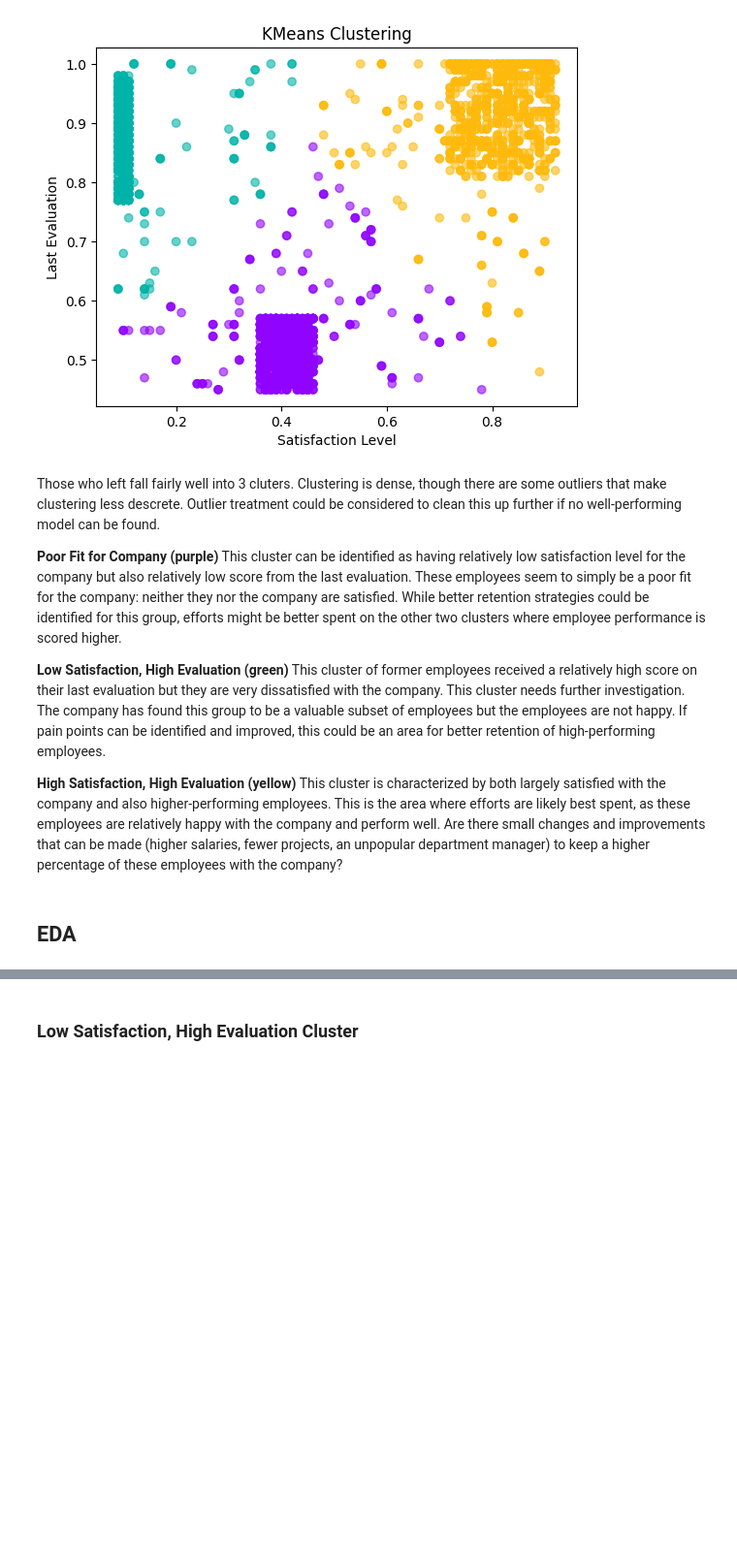
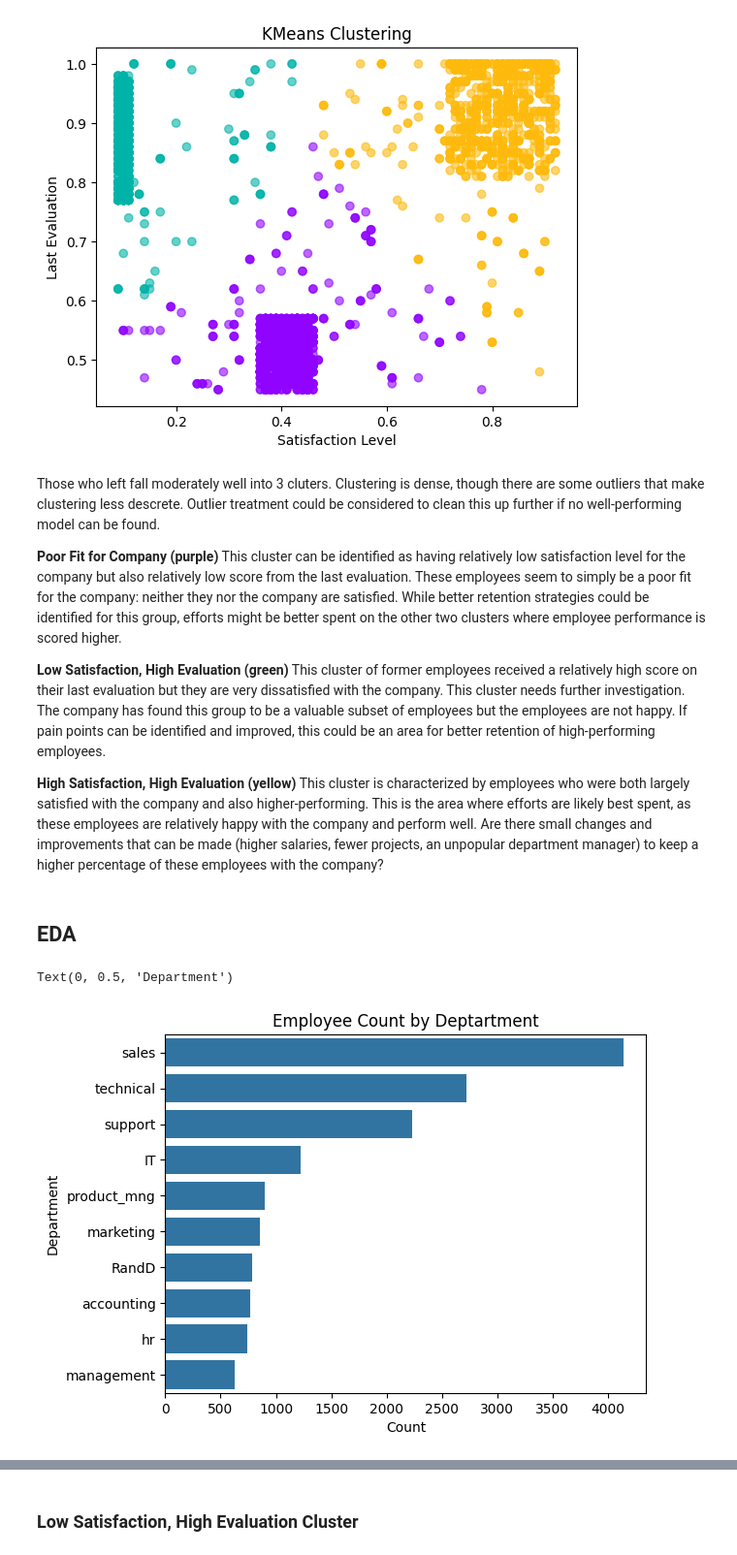
Before and after one commit to kitsbits/aiml, a Jupyter notebook: ml-core/project/ml_project.ipynb, the cells around one changed output, grey strips where cells are left out. Shown: that part at 97% size. Cells and saved outputs as stored; diff of their text form; code cells hidden in the pictures; blank space fills up the shorter version.

Commit message:
Progress on ML project

```diff
--- a/ml-core/project/ml_project.ipynb
+++ b/ml-core/project/ml_project.ipynb
@@ -229,7 +235,7 @@ plt.title("KMeans Clustering")
 Text(0.5, 1.0, 'KMeans Clustering')
 [figure]
 # %% [markdown]
-Those who left fall fairly well into 3 cluters. Clustering is dense, though there are some outliers that make clustering less descrete. Outlier treatment could be considered to clean this up further if no well-performing model can be found.
+Those who left fall moderately well into 3 cluters. Clustering is dense, though there are some outliers that make clustering less descrete. Outlier treatment could be considered to clean this up further if no well-performing model can be found.
 
 **Poor Fit for Company (purple)**
 </br> This cluster can be identified as having relatively low satisfaction level for the company but also relatively low score from the last evaluation. These employees seem to simply be a poor fit for the company: neither they nor the company are satisfied. While better retention strategies could be identified for this group, efforts might be better spent on the other two clusters where employee performance is scored higher.
@@ -238,7 +244,7 @@ Those who left fall fairly well into 3 cluters. Clustering is dense, though ther
 </br> This cluster of former employees received a relatively high score on their last evaluation but they are very dissatisfied with the company. This cluster needs further investigation. The company has found this group to be a valuable subset of employees but the employees are not happy. If pain points can be identified and improved, this could be an area for better retention of high-performing employees.
 
 **High Satisfaction, High Evaluation (yellow)**
-</br> This cluster is characterized by both largely satisfied with the company and also higher-performing employees. This is the area where efforts are likely best spent, as these employees are relatively happy with the company and perform well. Are there small changes and improvements that can be made (higher salaries, fewer projects, an unpopular department manager) to keep a higher percentage of these employees with the company?
+</br> This cluster is characterized by employees who were both largely satisfied with the company and also higher-performing. This is the area where efforts are likely best spent, as these employees are relatively happy with the company and perform well. Are there small changes and improvements that can be made (higher salaries, fewer projects, an unpopular department manager) to keep a higher percentage of these employees with the company?
 # %% [markdown]
 ## EDA
 # %%
@@ -246,0 +254,12 @@ sub_high_sat_high_eval = df_left[df_left['clusters'] == 1]
+# %%
+sns.countplot(
+    df,
+    y="department",
+    order=df["department"].value_counts().index,
+)
+plt.title("Employee Count by Deptartment")
+plt.xlabel("Count")
+plt.ylabel("Department")
+# %% [output]
+Text(0, 0.5, 'Department')
+[figure, added]
```
Also changed, not shown: parts of 97 cells of this notebook, 1 other file.
